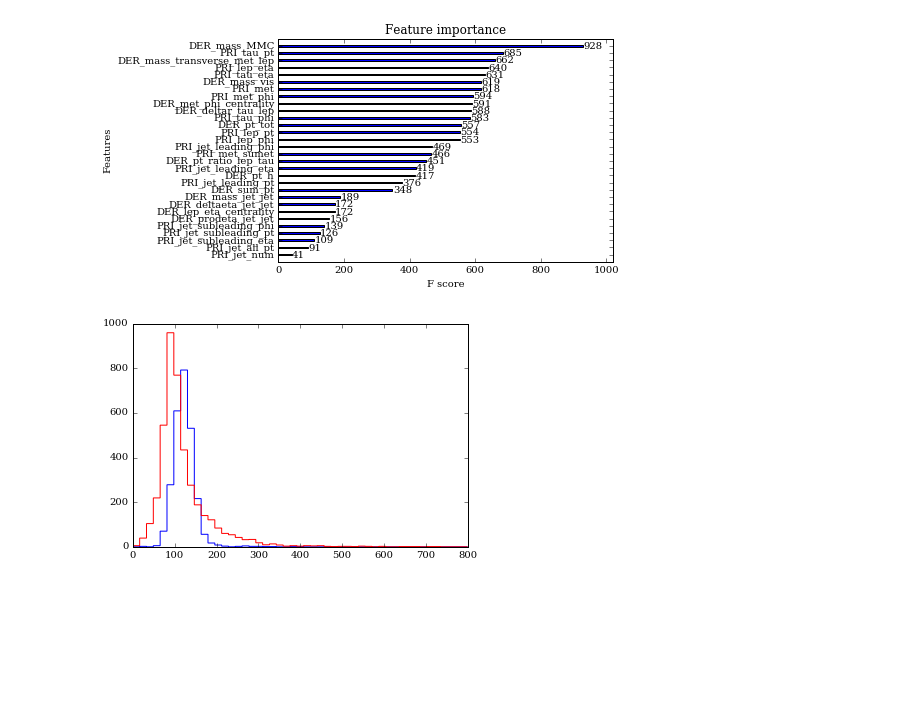
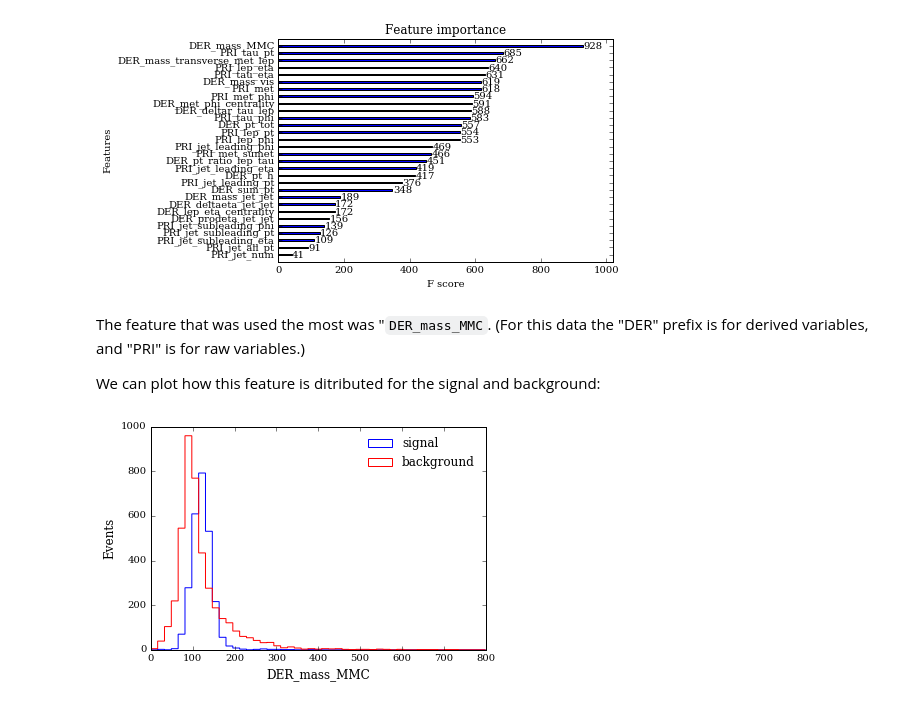
Before and after one commit to k-woodruff/bdt-tutorial, a Jupyter notebook: bdt_tutorial.ipynb, the cells around one changed output. Saved outputs shown, nothing was run; the diff lists cells and outputs as text; code cells hidden in the pictures; blank space fills up the shorter version.

````diff
--- a/bdt_tutorial.ipynb
+++ b/bdt_tutorial.ipynb
@@ -179,9 +214,17 @@ plt.hist(preds[~(test.get_label().astype(bool))],bins=np.linspace(0,1,50),histty
 xgb.plot_importance(booster,grid=False);
 # %% [output]
 [figure]
+# %% [markdown]
+The feature that was used the most was "```DER_mass_MMC```. (For this data the "DER" prefix is for derived variables, and "PRI" is for raw variables.)
+
+We can plot how this feature is ditributed for the signal and background:
 # %%
 plt.figure();
-plt.hist(data_train.DER_mass_MMC[data_train.Label == 's'],bins=np.linspace(0,800,50),histtype='step',color='blue');
-plt.hist(data_train.DER_mass_MMC[data_train.Label == 'b'],bins=np.linspace(0,800,50),histtype='step',color='red');
+plt.hist(data_train.DER_mass_MMC[data_train.Label == 's'],bins=np.linspace(0,800,50),histtype='step',color='blue',label='signal');
+plt.hist(data_train.DER_mass_MMC[data_train.Label == 'b'],bins=np.linspace(0,800,50),histtype='step',color='red',label='background');
+
+plt.xlabel('DER_mass_MMC',fontsize=12);
+plt.ylabel('Events',fontsize=12);
+plt.legend(frameon=False);
 # %% [output]
-[figure, old version]
+[figure, new version]
````
Also changed, not shown: parts of 10 cells of this notebook.
